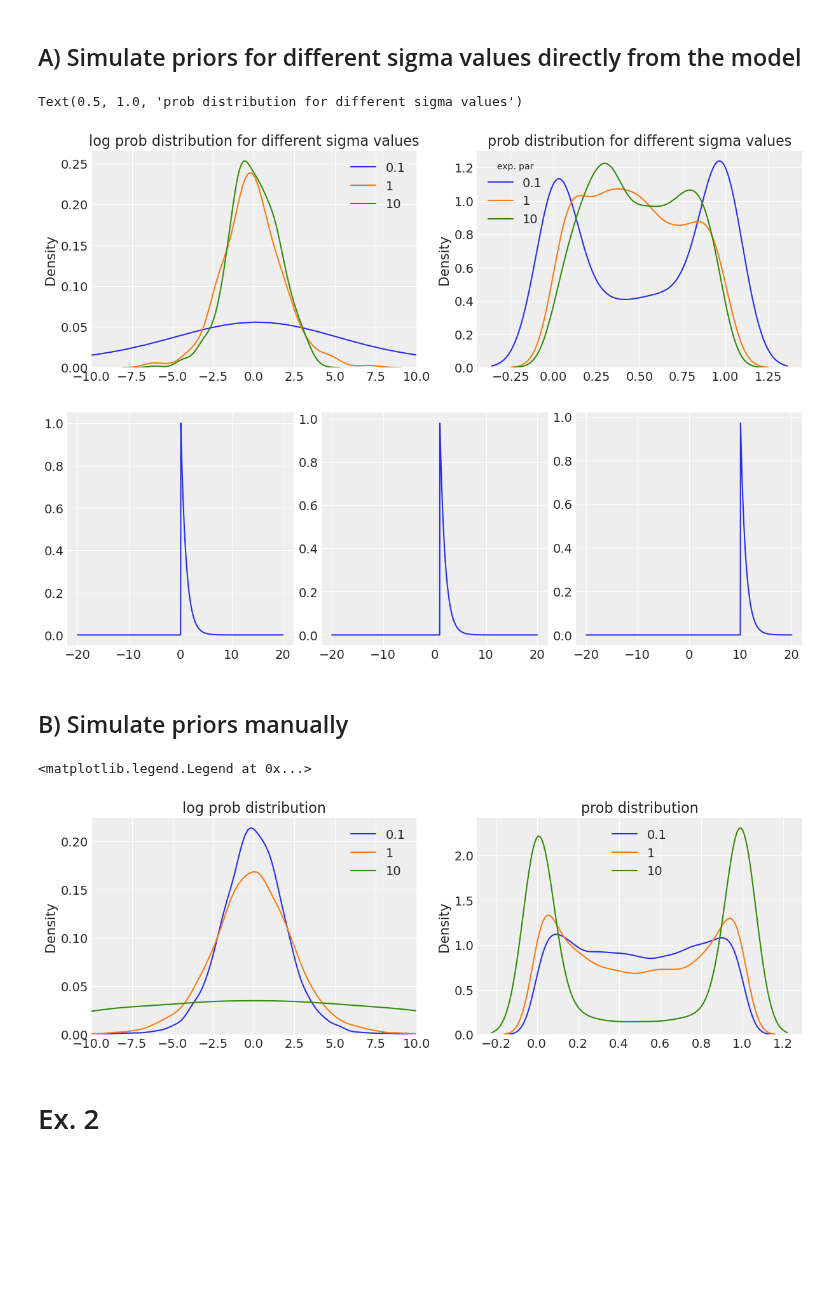
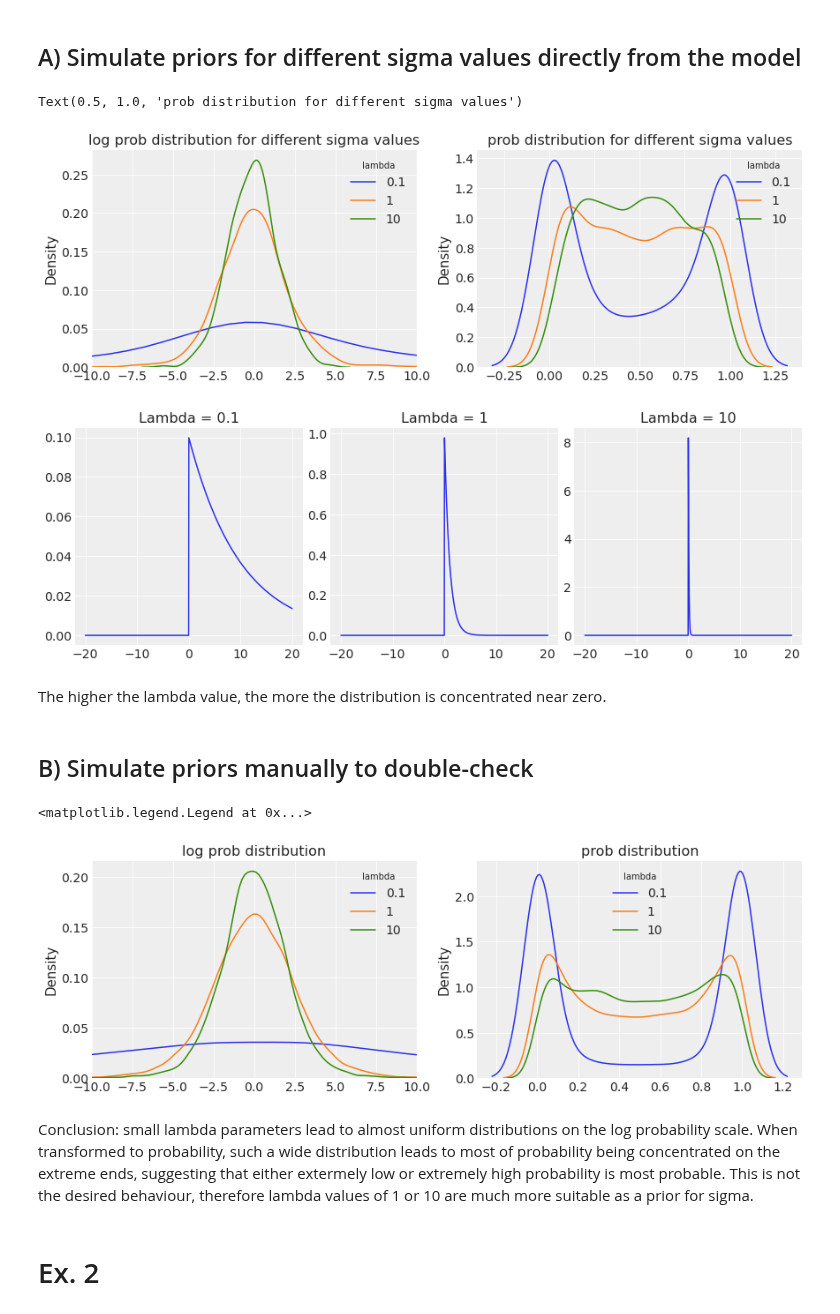
Before and after one commit to fhte2/statistical-rethinking, a Jupyter notebook: Week_6_exercises.ipynb, the cells around one changed output. Saved outputs shown, nothing was run; the diff lists cells and outputs as text; code cells hidden in the pictures; blank space fills up the shorter version.

```diff
--- a/Week_6_exercises.ipynb
+++ b/Week_6_exercises.ipynb
@@ -132,33 +133,38 @@ for x, m in zip(exp_values, models):
 fig, (ax1, ax2) = plt.subplots(1,2, figsize=(12, 4))
 
 for x in exp_values:
-    sns.kdeplot(prior_pred_dict[x][:,0], ax=ax1)
-ax1.legend(exp_values)
+    prior_pred_a = prior_pred_dict[x]['a'][:,0]
+
+    sns.kdeplot(prior_pred_a, ax=ax1)
+ax1.legend(exp_values, title='lambda')
 ax1.set(title='log prob distribution for different sigma values', xlim=(-10, 10))
 
 for x in exp_values:
-    sns.kdeplot(expit(prior_pred_dict[x][:,0]), ax=ax2)
-ax2.legend(exp_values, title='exp. par')
+    sns.kdeplot(expit(prior_pred_dict[x]['a'][:,0]), ax=ax2)
+ax2.legend(exp_values, title='lambda')
 
 ax2.set_title('prob distribution for different sigma values')
 # %% [output]
 Text(0.5, 1.0, 'prob distribution for different sigma values')
-[figure, old version]
+[figure, new version]
 # %%
 #check shape of exponential priors on sigma
 
 fig, (ax1, ax2, ax3) = plt.subplots(1, 3, figsize=(12, 4))
 
 exp_values = [0.1, 1, 10]
 axes = [ax1, ax2, ax3]
 x = np.linspace(-20, 20, 1000)
 for ax, exp in zip(axes, exp_values):
-    y = stats.expon.pdf(x, exp)
+    y = stats.expon.pdf(x, scale=1/exp)
     ax.plot(x, y)
+    ax.set(title= 'Lambda = {}'.format(exp))
 # %% [output]
-[figure, old version]
+[figure, new version]
+# %% [markdown]
+The higher the lambda value, the more the distribution is concentrated near zero.
 # %% [markdown]
-## B) Simulate priors manually
+## B) Simulate priors manually to double-check
 # %%
 exp_values = [0.1, 1, 10]
 n = 10000
@@ -166,7 +172,7 @@ n = 10000
 f, (ax1, ax2) = plt.subplots(1, 2, figsize=(12, 4))
 for x in exp_values:
     a_bar = stats.norm.rvs(0, 1.5, size=n)
-    sigma = stats.expon.rvs(x, size=n)
+    sigma = stats.expon.rvs(1/x, size=n)
 
     a = stats.norm.rvs(a_bar, sigma, size=n)
     sns.kdeplot(a, ax=ax1, label=f'{x}')
@@ -174,13 +180,15 @@ for x in exp_values:
     sns.kdeplot(expit(a), ax=ax2, label=f'{x}')
 
 ax1.set(title='log prob distribution', xlim=(-10, 10))
-ax1.legend()
+ax1.legend(title='lambda')
 
 ax2.set(title='prob distribution')
 
-ax2.legend()
+ax2.legend(title='lambda')
 # %% [output]
 <matplotlib.legend.Legend at 0x...>
-[figure, old version]
+[figure, new version]
+# %% [markdown]
+Conclusion: small lambda parameters lead to almost uniform distributions on the log probability scale. When transformed to probability, such a wide distribution leads to most of probability being concentrated on the extreme ends, suggesting that either extermely low or extremely high probability is most probable. This is not the desired behaviour, therefore lambda values of 1 or 10 are much more suitable as a prior for sigma.
 # %% [markdown]
 # Ex. 2
```
Also changed, not shown: parts of 32 cells of this notebook.
